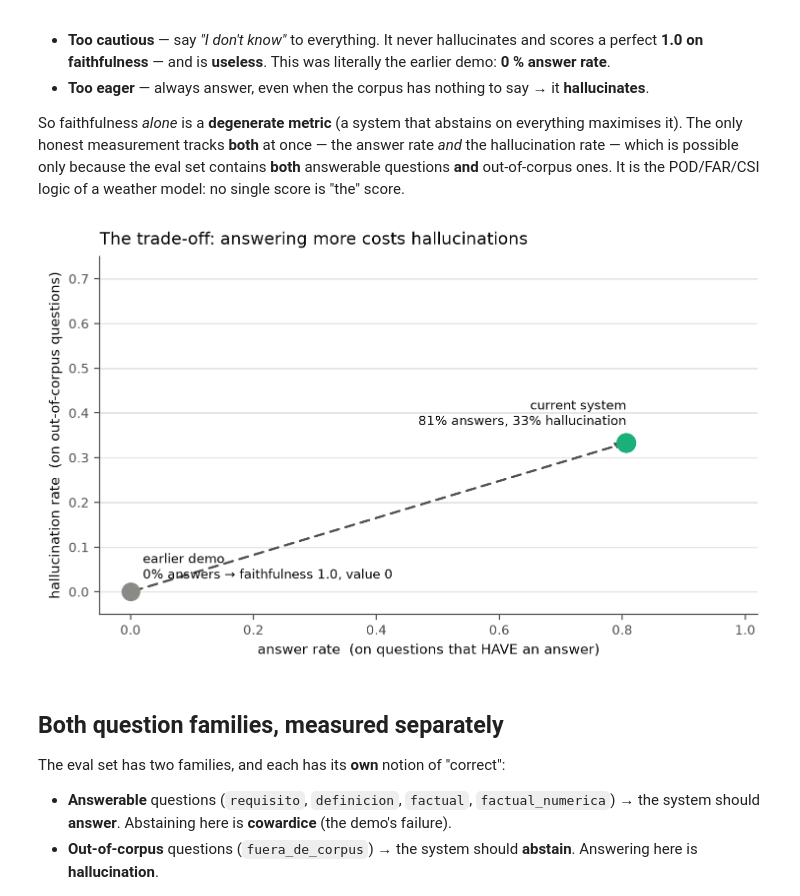
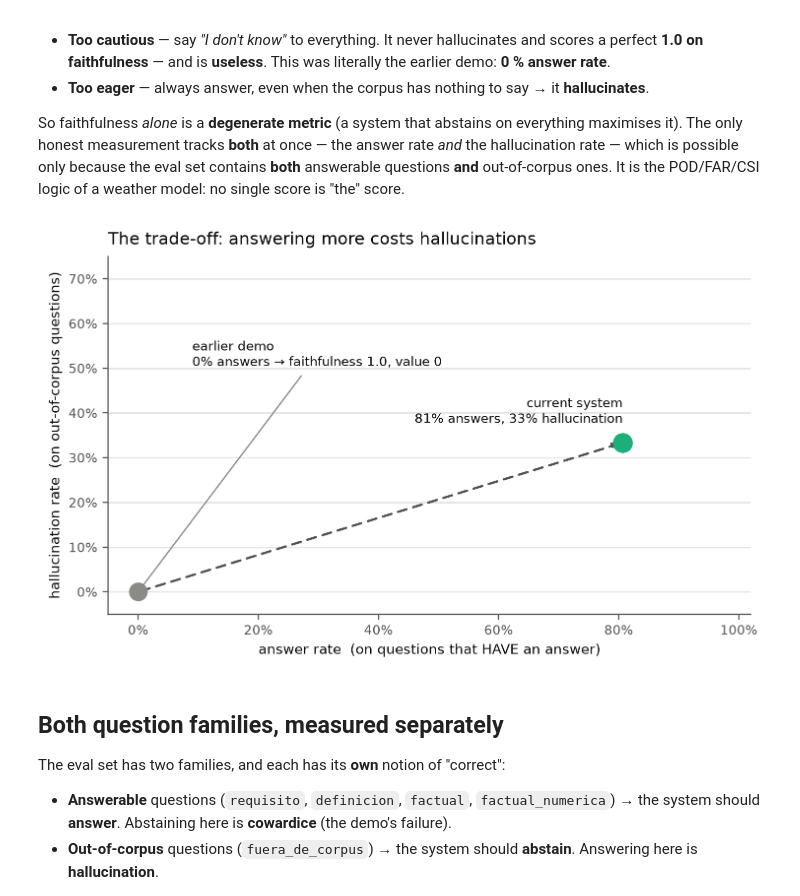
Before and after one commit to Helena-Alcolea/esrs-rag, a Jupyter notebook: notebooks/2-generation-evaluation.ipynb, the cells around one changed output. Cells and saved outputs as stored; diff of their text form; code cells hidden in the pictures.

```diff
--- a/notebooks/2-generation-evaluation.ipynb
+++ b/notebooks/2-generation-evaluation.ipynb
@@ -64,25 +65,31 @@ rate — which is possible only because the eval set contains **both** answerabl
 out-of-corpus ones. It is the POD/FAR/CSI logic of a weather model: no single score is "the" score.
 # %%
 demo, now = G["demo_vs_ahora"]["demo"], G["demo_vs_ahora"]["ahora"]
+dx, dy = 100*demo["tasa_respuesta"], 100*demo["alucinacion"]
+nx, ny = 100*now["tasa_respuesta"],  100*now["alucinacion"]
 fig, ax = plt.subplots(figsize=(6.8, 4.2))
 # el espacio del trade-off: eje x = tasa de respuesta, eje y = alucinación
-ax.annotate("", xy=(now["tasa_respuesta"], now["alucinacion"]),
-            xytext=(demo["tasa_respuesta"], demo["alucinacion"]),
+ax.annotate("", xy=(nx, ny), xytext=(dx, dy),
             arrowprops=dict(arrowstyle="-|>", color=INK2, lw=1.5, ls=(0, (4, 3))))
-ax.scatter([demo["tasa_respuesta"]], [demo["alucinacion"]], s=130, color=GREY, zorder=3)
-ax.scatter([now["tasa_respuesta"]], [now["alucinacion"]], s=150, color=OK, zorder=3)
-ax.text(demo["tasa_respuesta"]+0.02, demo["alucinacion"]+0.02,
-        "earlier demo\n0% answers → faithfulness 1.0, value 0", fontsize=8.5, color=INK, va="bottom")
-ax.text(now["tasa_respuesta"], now["alucinacion"]+0.03,
-        f"current system\n{round(now['tasa_respuesta']*100)}% answers, "
-        f"{round(now['alucinacion']*100)}% hallucination", fontsize=8.5, color=INK, ha="right", va="bottom")
+ax.scatter([dx], [dy], s=130, color=GREY, zorder=3)
+ax.scatter([nx], [ny], s=150, color=OK, zorder=3)
+# La etiqueta de la demo se lleva a la ZONA VACÍA de arriba a la izquierda y se
+# ata al punto con una línea fina: pegada al punto se montaba sobre la flecha.
+ax.annotate("earlier demo\n0% answers → faithfulness 1.0, value 0",
+            xy=(dx, dy), xytext=(9, 53), fontsize=8.5, color=INK, va="center",
+            arrowprops=dict(arrowstyle="-", color=GREY, lw=0.9,
+                            shrinkA=2, shrinkB=6))
+ax.text(nx, ny+3.5, f"current system\n{nx:.0f}% answers, {ny:.0f}% hallucination",
+        fontsize=8.5, color=INK, ha="right", va="bottom")
 _limpia(ax, "The trade-off: answering more costs hallucinations")
 ax.set_xlabel("answer rate  (on questions that HAVE an answer)")
 ax.set_ylabel("hallucination rate  (on out-of-corpus questions)")
-ax.set_xlim(-0.05, 1.02); ax.set_ylim(-0.05, 0.75)
+ax.set_xlim(-5, 102); ax.set_ylim(-5, 75)
+ax.xaxis.set_major_formatter(PercentFormatter(100, decimals=0))
+ax.yaxis.set_major_formatter(PercentFormatter(100, decimals=0))
 plt.tight_layout(); plt.show()
 # %% [output]
-[figure, old version]
+[figure, new version]
 # %% [markdown]
 ## Both question families, measured separately
 
```
Also changed, not shown: parts of 5 cells of this notebook, 1 other file.
